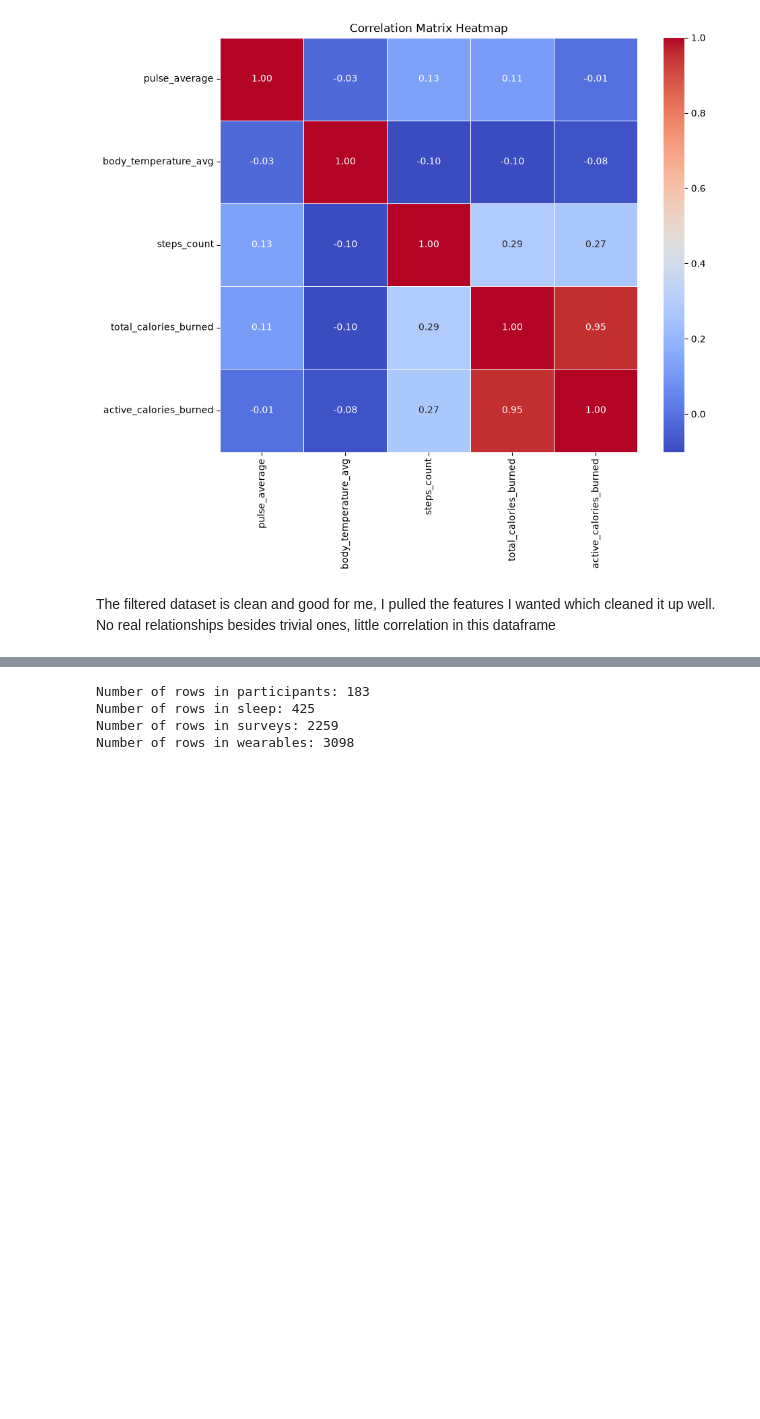
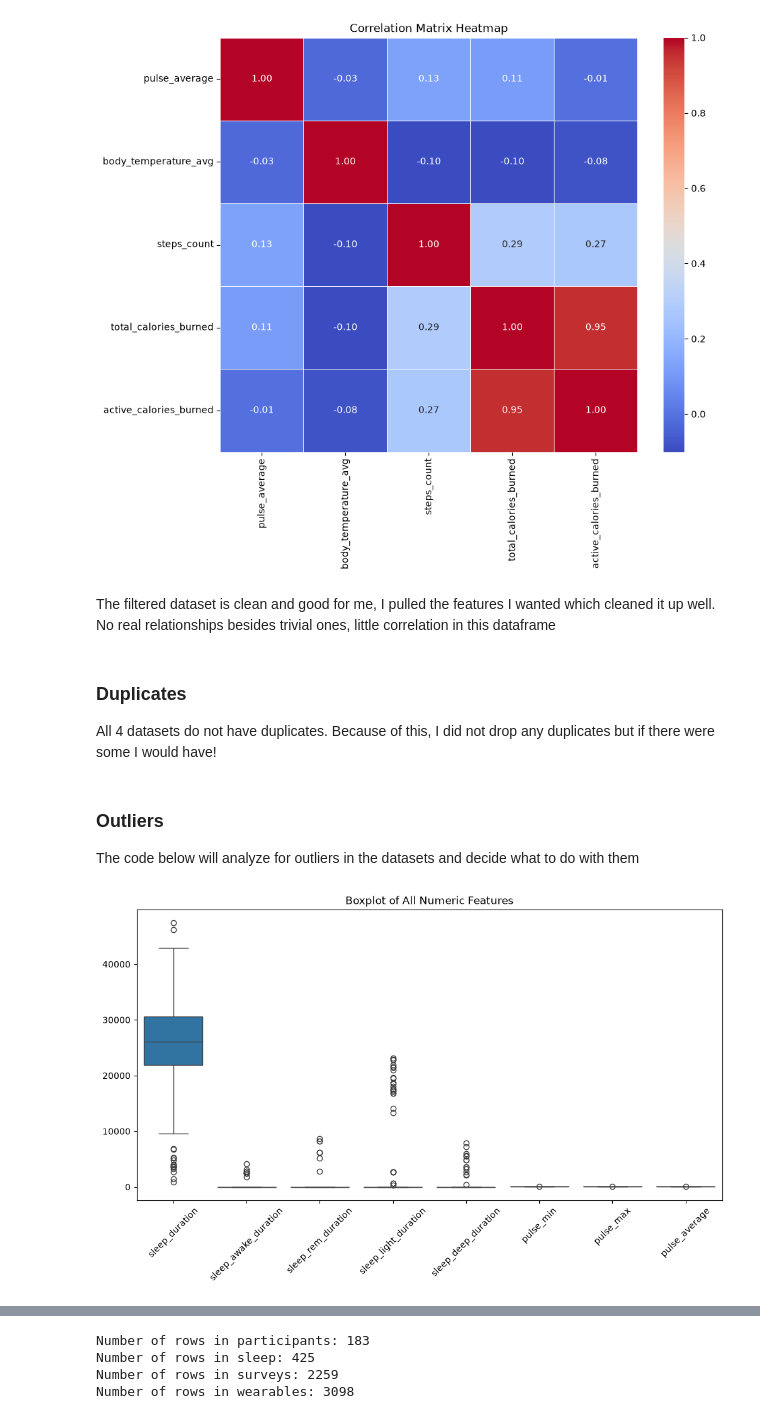
Before and after one commit to AIPI510/aipi510-fall26, a Jupyter notebook: data_explore_rahulgovil.ipynb, the cells around one changed output, grey strips where cells are left out. Cells and saved outputs as stored; diff of their text form; code cells hidden in the pictures; blank space fills up the shorter version.

Commit message:
added outlier analysis and little statement about duplicates

```diff
--- a/data_explore_rahulgovil.ipynb
+++ b/data_explore_rahulgovil.ipynb
@@ -303,3 +303,21 @@ plt.show()
 [figure]
 # %% [markdown]
 The filtered dataset is clean and good for me, I pulled the features I wanted which cleaned it up well. No real relationships besides trivial ones, little correlation in this dataframe
+# %% [markdown]
+### Duplicates
+
+All 4 datasets do not have duplicates. Because of this, I did not drop any duplicates but if there were some I would have!
+# %% [markdown]
+### Outliers
+
+The code below will analyze for outliers in the datasets and decide what to do with them
+# %%
+plt.figure(figsize=(12, 6))
+
+sns.boxplot(data=sleep.select_dtypes(include=['number']))
+
+plt.xticks(rotation=45)
+plt.title("Boxplot of All Numeric Features")
+plt.show()
+# %% [output]
+[figure, added]
```
Also changed, not shown: parts of 3 cells of this notebook.
